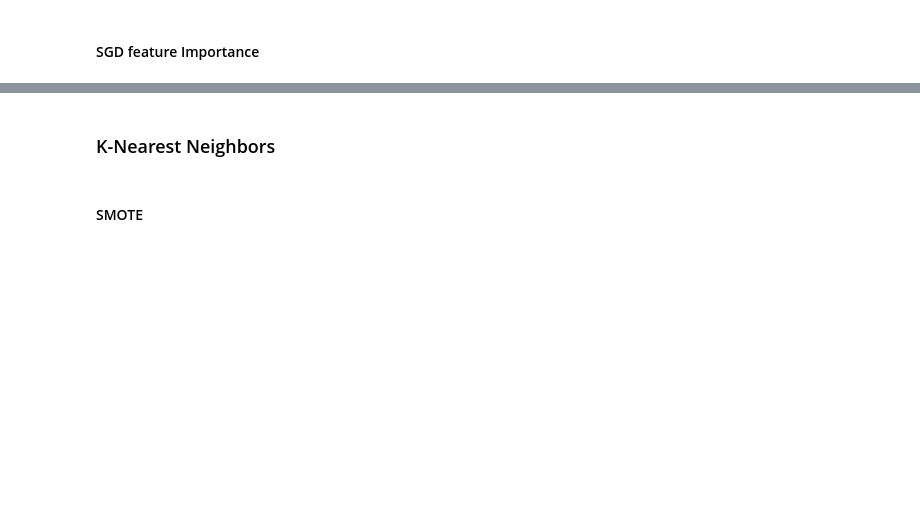
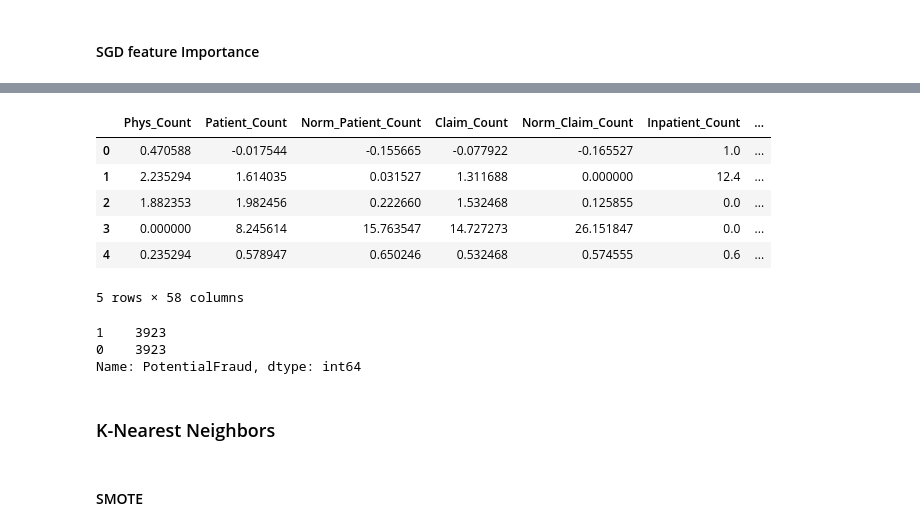
Before and after one commit to cosmochoi/healthcare_fraud, a Jupyter notebook: ML_models_networkadjusted.ipynb, the cells around one changed output, grey strips where cells are left out. Saved outputs shown, nothing was run; the diff lists cells and outputs as text; code cells hidden in the pictures; blank space fills up the shorter version.

```diff
--- a/ML_models_networkadjusted.ipynb
+++ b/ML_models_networkadjusted.ipynb
@@ -408,0 +488,40 @@ scores
+# %%
+features.columns
+features['Norm_FraudNeighbors'] = features['FraudNeighbor_Count']/(features['NetworkDegree'])
+features = features.fillna(0)
+#features['NoPhysicianCount'] = features['NoPhysicianCount']/features['Phys_Count']
+features['Gender1'] = features['Gender1']/features['Patient_Count']
+features['Race1'] = features['Race1']/features['Patient_Count']
+features['Race2'] = features['Race2']/features['Patient_Count']
+features['Race3'] = features['Race3']/features['Patient_Count']
+conditions=['ChronicCond_Alzheimer_2','ChronicCond_KidneyDisease_2','ChronicCond_Cancer_2',\
+            'ChronicCond_ObstrPulmonary_2','ChronicCond_Depression_2','ChronicCond_Diabetes_2',\
+            'ChronicCond_IschemicHeart_2','ChronicCond_Osteoporasis_2','ChronicCond_rheumatoidarthritis_2',\
+            'ChronicCond_stroke_2']
+for condition in conditions:
+    features[condition] = features[condition]/features['Patient_Count']
+# %%
+features['PotentialFraud'] = features['PotentialFraud'].map({'No': 0, 'Yes': 1})
+#features.set_index('Provider', inplace=True)
+# %%
+X = features.drop(['PotentialFraud', 'Service_Type','Provider'], axis=1)
+y = features['PotentialFraud']
+# %%
+#create seperate dataset with dummy variables to add back after scaling
+non_num = X[['isFraudConnected','Inpatient','Outpatient','Both_Service']]
+
+#drop dummy variables
+X = X.drop(['isFraudConnected','Inpatient','Outpatient','Both_Service'], axis =1)
+# %%
+#scale on the training set
+scaler = RobustScaler()
+X_scaled = pd.DataFrame(scaler.fit_transform(X), columns=(X.columns), index=X.index)
+X_scaled.head()
+# %% [output]
+|  | Phys_Count | Patient_Count | Norm_Patient_Count | Claim_Count | Norm_Claim_Count | Inpatient_Count | ... |
+| 0 | 0.470588 | -0.017544 | -0.155665 | -0.077922 | -0.165527 | 1.0 | ... |
+| 1 | 2.235294 | 1.614035 | 0.031527 | 1.311688 | 0.000000 | 12.4 | ... |
+| 2 | 1.882353 | 1.982456 | 0.222660 | 1.532468 | 0.125855 | 0.0 | ... |
+| 3 | 0.000000 | 8.245614 | 15.763547 | 14.727273 | 26.151847 | 0.0 | ... |
+| 4 | 0.235294 | 0.578947 | 0.650246 | 0.532468 | 0.574555 | 0.6 | ... |
+5 rows × 58 columns
@@ -408,0 +540,10 @@ scores
+# %%
+# SMOTE upsampling for all models
+oversample = over_sampling.SMOTE()
+X_train_Bal, y_train_Bal = oversample.fit_resample(X_train, y_train)
+
+y_train_Bal.value_counts()
+# %% [output]
+1    3923
+0    3923
+Name: PotentialFraud, dtype: int64
```
Also changed, not shown: parts of 71 cells of this notebook.
